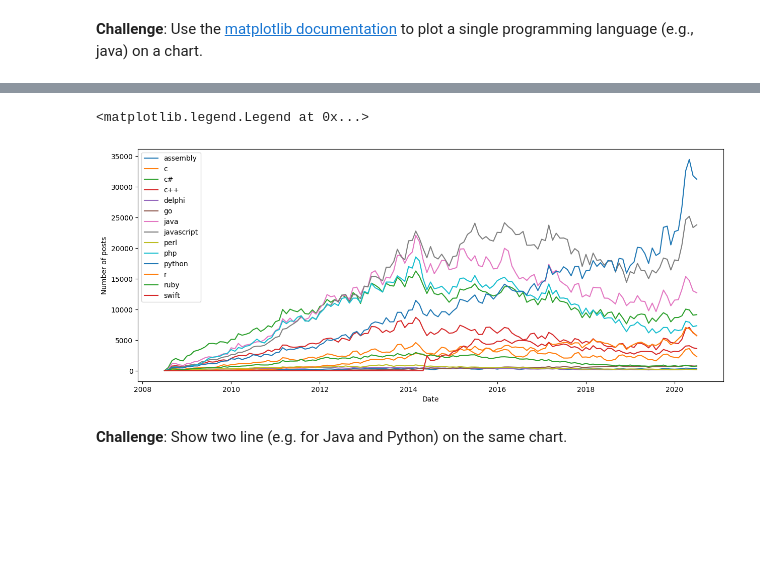
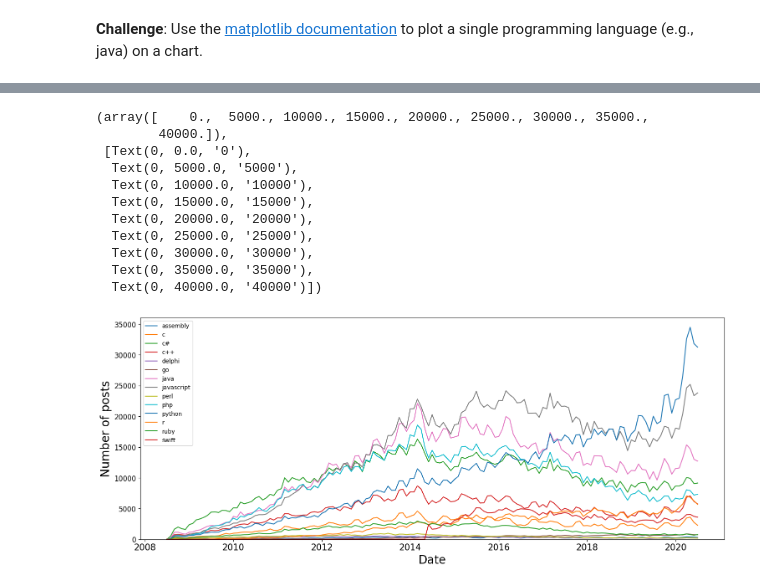
Before and after one commit to 22skowron/Data-manipulation-practice, a Jupyter notebook: Programming_Languages_(start).ipynb, the cells around one changed output, grey strips where cells are left out. Saved outputs shown, nothing was run; the diff lists cells and outputs as text; code cells hidden in the pictures; blank space fills up the shorter version.

```diff
--- a/Programming_Languages_(start).ipynb
+++ b/Programming_Languages_(start).ipynb
@@ -197,14 +220,25 @@ Text(0, 0.5, 'Number of posts')
 # %%
-plt.figure(figsize=(15, 6))
-plt.xlabel('Date')
-plt.ylabel('Number of posts')
+plt.figure(figsize=(15, 6), layout='constrained')
+plt.xlabel('Date', fontsize=20)
+plt.ylabel('Number of posts', fontsize=20)
 
-for col in pivoted_df.columns:
+for col in pivoted_df:
     plt.plot(pivoted_df.index, pivoted_df[col], label=col)
 
 plt.legend()
+plt.ylim(0, 36000)
+plt.xticks(fontsize=15)
+plt.yticks(fontsize=12)
 # %% [output]
-<matplotlib.legend.Legend at 0x...>
+(array([    0.,  5000., 10000., 15000., 20000., 25000., 30000., 35000.,
+        40000.]),
+ [Text(0, 0.0, '0'),
+  Text(0, 5000.0, '5000'),
+  Text(0, 10000.0, '10000'),
+  Text(0, 15000.0, '15000'),
+  Text(0, 20000.0, '20000'),
+  Text(0, 25000.0, '25000'),
+  Text(0, 30000.0, '30000'),
+  Text(0, 35000.0, '35000'),
+  Text(0, 40000.0, '40000')])
-[figure, old version]
+[figure, new version]
-# %% [markdown]
-**Challenge**: Show two line (e.g. for Java and Python) on the same chart.
```
Also changed, not shown: parts of 6 cells of this notebook, 2 other files.
